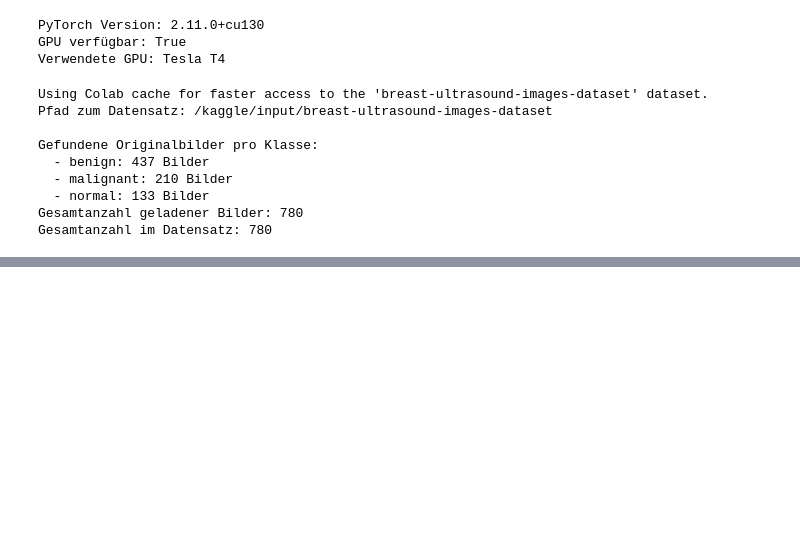
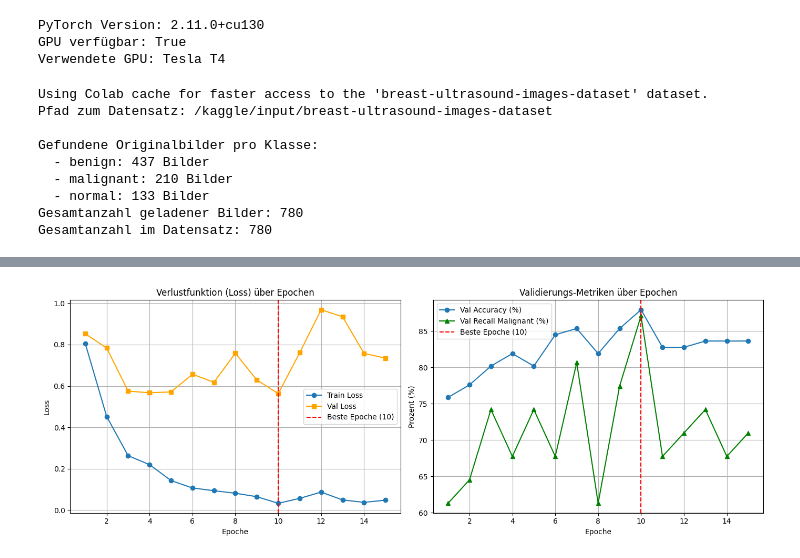
Before and after one commit to grabs2/BUSI_Klassifikation_Projekt_Gruppe_E, a Jupyter notebook: BUSI_Klassifikation_Projekt_Gruppe_E.ipynb, the cells around one changed output, grey strips where cells are left out. Cells and saved outputs as stored; diff of their text form; code cells hidden in the pictures; blank space fills up the shorter version.

```diff
--- a/BUSI_Klassifikation_Projekt_Gruppe_E.ipynb
+++ b/BUSI_Klassifikation_Projekt_Gruppe_E.ipynb
@@ -136,0 +430,20 @@ Für das Training und die Evaluation des Modells wurde der BUSI-Datensatz im Ver
+# %%
+import numpy as np
+
+# Klassenverteilung im Trainingsset ermitteln
+class_counts = train_df['label'].value_counts().sort_index().values
+total_samples = len(train_df)
+num_classes = len(class_counts)
+
+# Inverse Frequency Weighting
+class_weights = total_samples / (num_classes * class_counts)
+weights_tensor = torch.tensor(class_weights, dtype=torch.float)
+
+# Lossfunktion mit Klassengewichtung
+criterion = torch.nn.CrossEntropyLoss(weight=weights_tensor)
+
+if torch.cuda.is_available():
+    criterion = criterion.cuda()
+
+for idx, cls_name in enumerate(['normal', 'benign', 'malignant']):
+    print(f"Klasse '{cls_name}': {class_counts[idx]} Bilder -> Gewicht: {class_weights[idx]:.3f}")
@@ -136,0 +657,33 @@ Für das Training und die Evaluation des Modells wurde der BUSI-Datensatz im Ver
+# %%
+import matplotlib.pyplot as plt
+
+epochs_range = range(1, len(history['train_loss']) + 1)
+
+plt.figure(figsize=(14, 5))
+
+# Plot 1: Verlustverlauf (Train vs. Val)
+plt.subplot(1, 2, 1)
+plt.plot(epochs_range, history['train_loss'], label='Train Loss', marker='o')
+plt.plot(epochs_range, history['val_loss'], label='Val Loss', marker='s', color='orange')
+plt.axvline(x=10, color='red', linestyle='--', label='Beste Epoche (10)')
+plt.title('Verlustfunktion (Loss) über Epochen')
+plt.xlabel('Epoche')
+plt.ylabel('Loss')
+plt.legend()
+plt.grid(True)
+
+# Plot 2: Genauigkeit & Recall für Malignant
+plt.subplot(1, 2, 2)
+plt.plot(epochs_range, [acc * 100 for acc in history['val_acc']], label='Val Accuracy (%)', marker='o')
+plt.plot(epochs_range, [rec * 100 for rec in history['val_recall_malignant']], label='Val Recall Malignant (%)', marker='^', color='green')
+plt.axvline(x=10, color='red', linestyle='--', label='Beste Epoche (10)')
+plt.title('Validierungs-Metriken über Epochen')
+plt.xlabel('Epoche')
+plt.ylabel('Prozent (%)')
+plt.legend()
+plt.grid(True)
+
+plt.tight_layout()
+plt.show()
+# %% [output]
+[figure, added]
```
Also changed, not shown: parts of 28 cells of this notebook.
